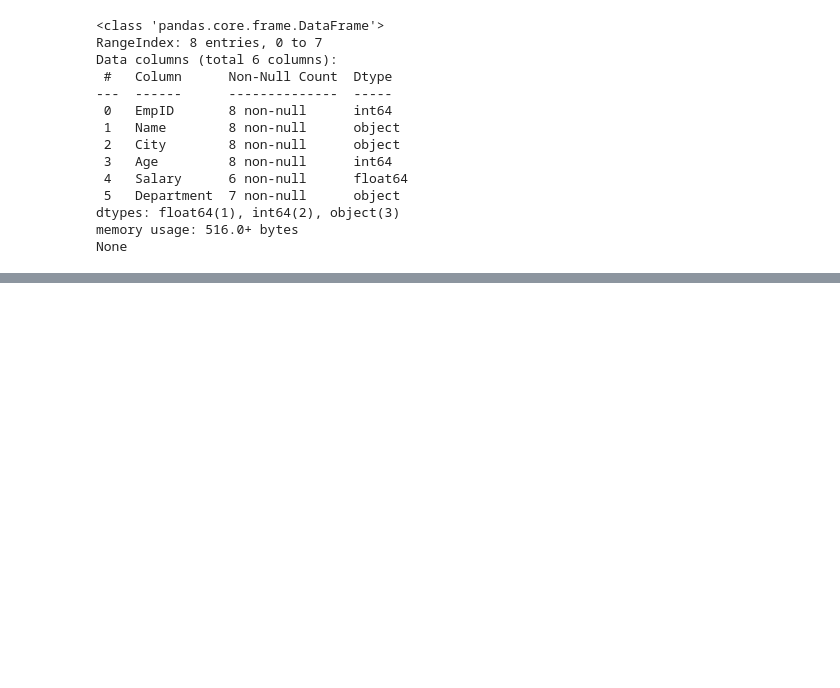
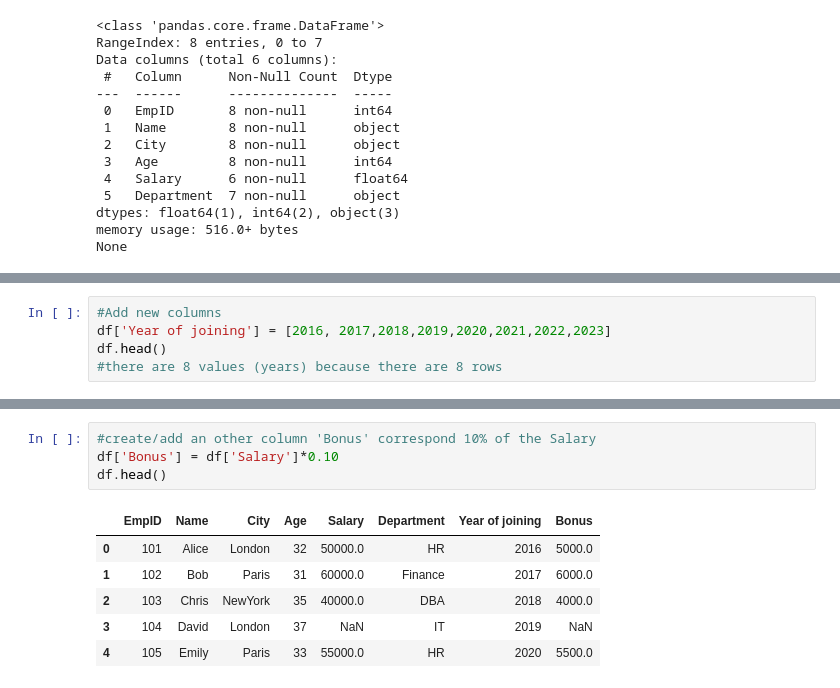
Before and after one commit to lilynt02-lgtm/Programming-Horizons, a Jupyter notebook: Employees_Programming.ipynb, the cells around one changed output, grey strips where cells are left out. Saved outputs shown, nothing was run; the diff lists cells and outputs as text; blank space fills up the shorter version.

```diff
--- a/Employees_Programming.ipynb
+++ b/Employees_Programming.ipynb
@@ -66,0 +72,5 @@ print(df.describe)
+# %%
+#Add new columns
+df['Year of joining'] = [2016, 2017,2018,2019,2020,2021,2022,2023]
+df.head()
+#there are 8 values (years) because there are 8 rows
@@ -66,0 +84,11 @@ print(df.describe)
+# %%
+#create/add an other column 'Bonus' correspond 10% of the Salary
+df['Bonus'] = df['Salary']*0.10
+df.head()
+# %% [output]
+|  | EmpID | Name | City | Age | Salary | Department | Year of joining | Bonus |
+| 0 | 101 | Alice | London | 32 | 50000.0 | HR | 2016 | 5000.0 |
+| 1 | 102 | Bob | Paris | 31 | 60000.0 | Finance | 2017 | 6000.0 |
+| 2 | 103 | Chris | NewYork | 35 | 40000.0 | DBA | 2018 | 4000.0 |
+| 3 | 104 | David | London | 37 | NaN | IT | 2019 | NaN |
+| 4 | 105 | Emily | Paris | 33 | 55000.0 | HR | 2020 | 5500.0 |
```
Also changed, not shown: parts of 12 cells of this notebook.
